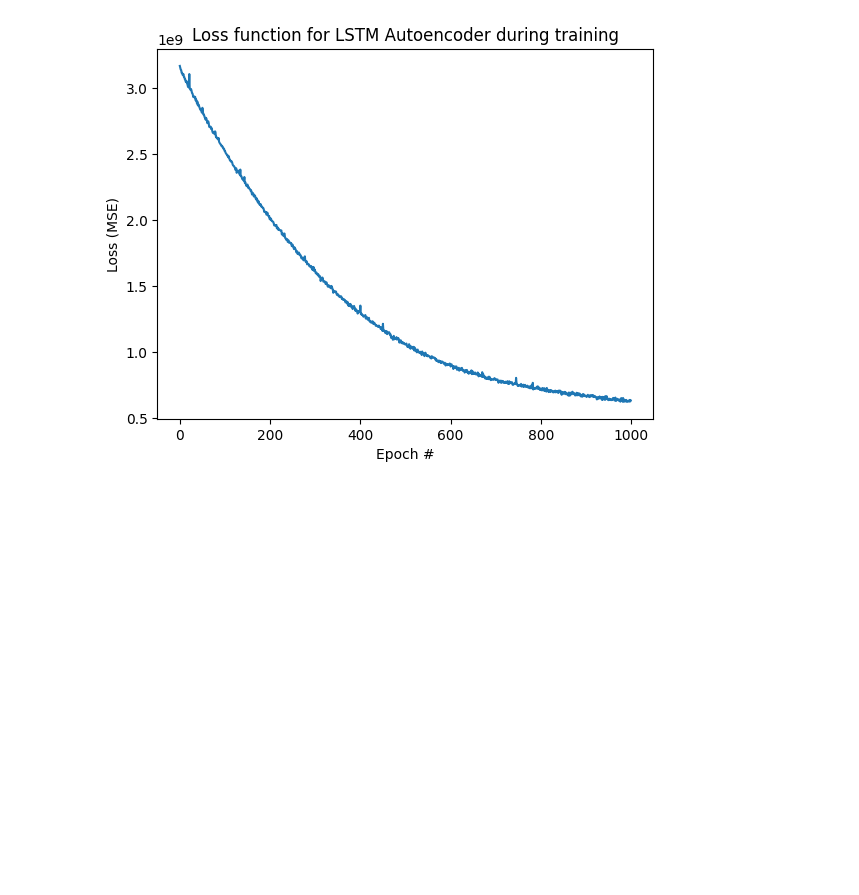
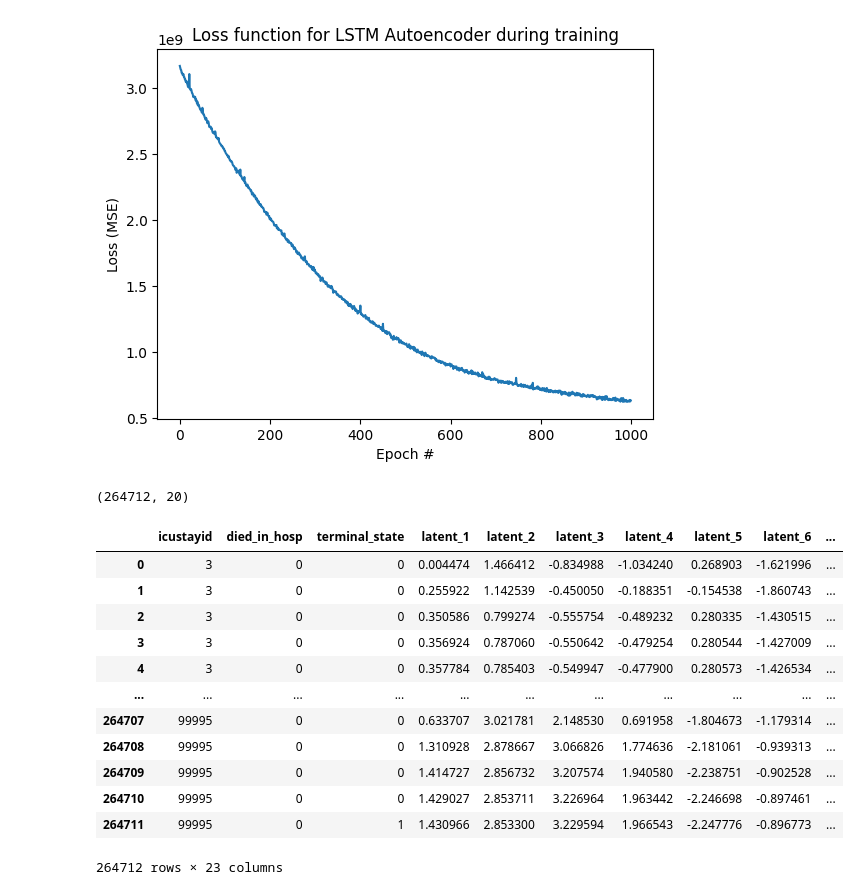
Before and after one commit to weissguy/rl-sepsis, a Jupyter notebook: mimic_states.ipynb, the cells around one changed output. Drawn from its saved outputs; the diff is of its cells as text; code cells hidden in the pictures; blank space fills up the shorter version.

```diff
--- a/mimic_states.ipynb
+++ b/mimic_states.ipynb
@@ -153,29 +154,46 @@ Text(0.5, 1.0, 'Loss function for LSTM Autoencoder during training')
 # %%
 # get the latent state representation for each timepoint, for each patient
 
 encoder = Encoder(input_dim=N_FEATURES, hidden_dim=HIDDEN_DIM, latent_dim=LATENT_DIM, seq_len=SEQ_LEN)
 encoder.load_state_dict(torch.load('models/lstm_encoder.pth', weights_only=True))
 encoder.to(device)
 
 latent_vectors = []
 
 for batch, lengths in dataloader:
     batch = batch.to(device) # batch: (batch_size, sequence_length, num_features)
     optimizer.zero_grad()
     latents, _ = encoder(batch, lengths, return_all_latents=True) # latents: (batch_size, sequence_length, latent_dim)
     for latent in latents: # latent: (total_num_of_timesteps_for_sequence_length_patients, latent_dim)
         latent_vectors.append(latent.detach().numpy()) # latent: (latent_dim,)
 
 latent_vectors = np.array(latent_vectors)
 
 print(latent_vectors.shape) # latent: (total_num_of_timesteps, latent_dim)
 
 latent_col_names = [f'latent_{num}' for num in range(1, 21)]
 
 latent_df = pd.DataFrame(latent_vectors, columns=latent_col_names)
 latent_df.insert(0, 'icustayid', df['icustayid'])
+latent_df.insert(1, 'died_in_hosp', df['died_in_hosp'])
+latent_df.insert(2, 'terminal_state', df['terminal_state'])
 latent_df.to_csv('data/latent_states.csv')
 latent_df
+# %% [output]
+(264712, 20)
+|  | icustayid | died_in_hosp | terminal_state | latent_1 | latent_2 | latent_3 | latent_4 | latent_5 | latent_6 | ... |
+| 0 | 3 | 0 | 0 | 0.004474 | 1.466412 | -0.834988 | -1.034240 | 0.268903 | -1.621996 | ... |
+| 1 | 3 | 0 | 0 | 0.255922 | 1.142539 | -0.450050 | -0.188351 | -0.154538 | -1.860743 | ... |
+| 2 | 3 | 0 | 0 | 0.350586 | 0.799274 | -0.555754 | -0.489232 | 0.280335 | -1.430515 | ... |
+| 3 | 3 | 0 | 0 | 0.356924 | 0.787060 | -0.550642 | -0.479254 | 0.280544 | -1.427009 | ... |
+| 4 | 3 | 0 | 0 | 0.357784 | 0.785403 | -0.549947 | -0.477900 | 0.280573 | -1.426534 | ... |
+| ... | ... | ... | ... | ... | ... | ... | ... | ... | ... | ... |
+| 264707 | 99995 | 0 | 0 | 0.633707 | 3.021781 | 2.148530 | 0.691958 | -1.804673 | -1.179314 | ... |
+| 264708 | 99995 | 0 | 0 | 1.310928 | 2.878667 | 3.066826 | 1.774636 | -2.181061 | -0.939313 | ... |
+| 264709 | 99995 | 0 | 0 | 1.414727 | 2.856732 | 3.207574 | 1.940580 | -2.238751 | -0.902528 | ... |
+| 264710 | 99995 | 0 | 0 | 1.429027 | 2.853711 | 3.226964 | 1.963442 | -2.246698 | -0.897461 | ... |
+| 264711 | 99995 | 0 | 1 | 1.430966 | 2.853300 | 3.229594 | 1.966543 | -2.247776 | -0.896773 | ... |
+264712 rows × 23 columns
 # %%
 # visualize latent space with t-sne
 
```
Also changed, not shown: parts of 5 cells of this notebook, 7 other files.
